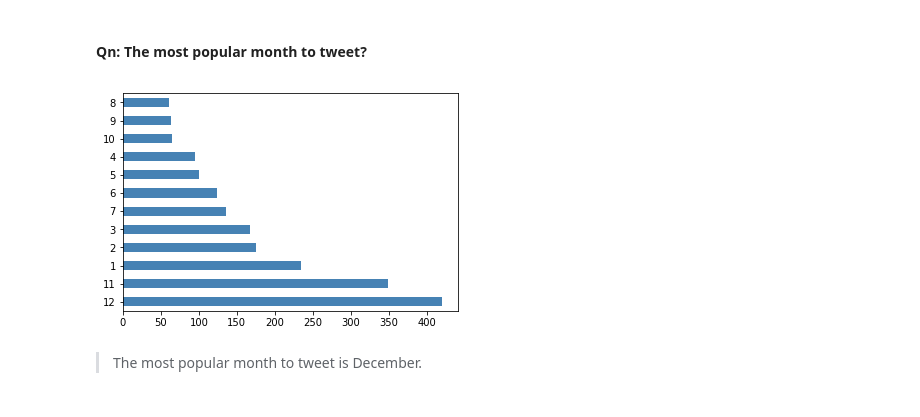
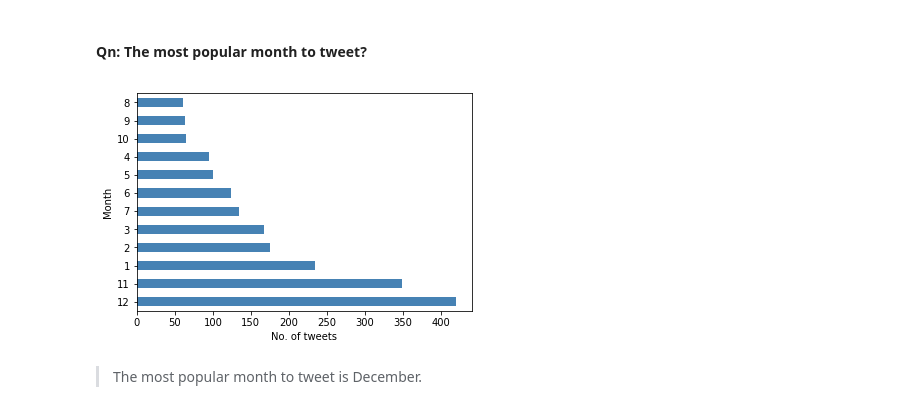
Before and after one commit to emilylauyw/Udacity-DAND-Project7-Wrangle_and_Analyze_Data, a Jupyter notebook: wrangle_act.ipynb, the cells around one changed output. Drawn from its saved outputs; the diff is of its cells as text; code cells hidden in the pictures.

```diff
--- a/wrangle_act.ipynb
+++ b/wrangle_act.ipynb
@@ -1150,9 +1234,11 @@ plt.savefig('weekdays.png');
 # %%
 tweets_month = tweets = cleaned_df['month'].value_counts()
 tweets_month.plot(kind = 'barh', color='steelblue')
+plt.xlabel('No. of tweets')
+plt.ylabel('Month')
 plt.savefig('month-tweets.png');
 # %% [output]
-[figure, old version]
+[figure, new version]
 # %% [markdown]
 > The most popular month to tweet is December.
 # %% [markdown]
```
Also changed, not shown: parts of 111 cells of this notebook.
